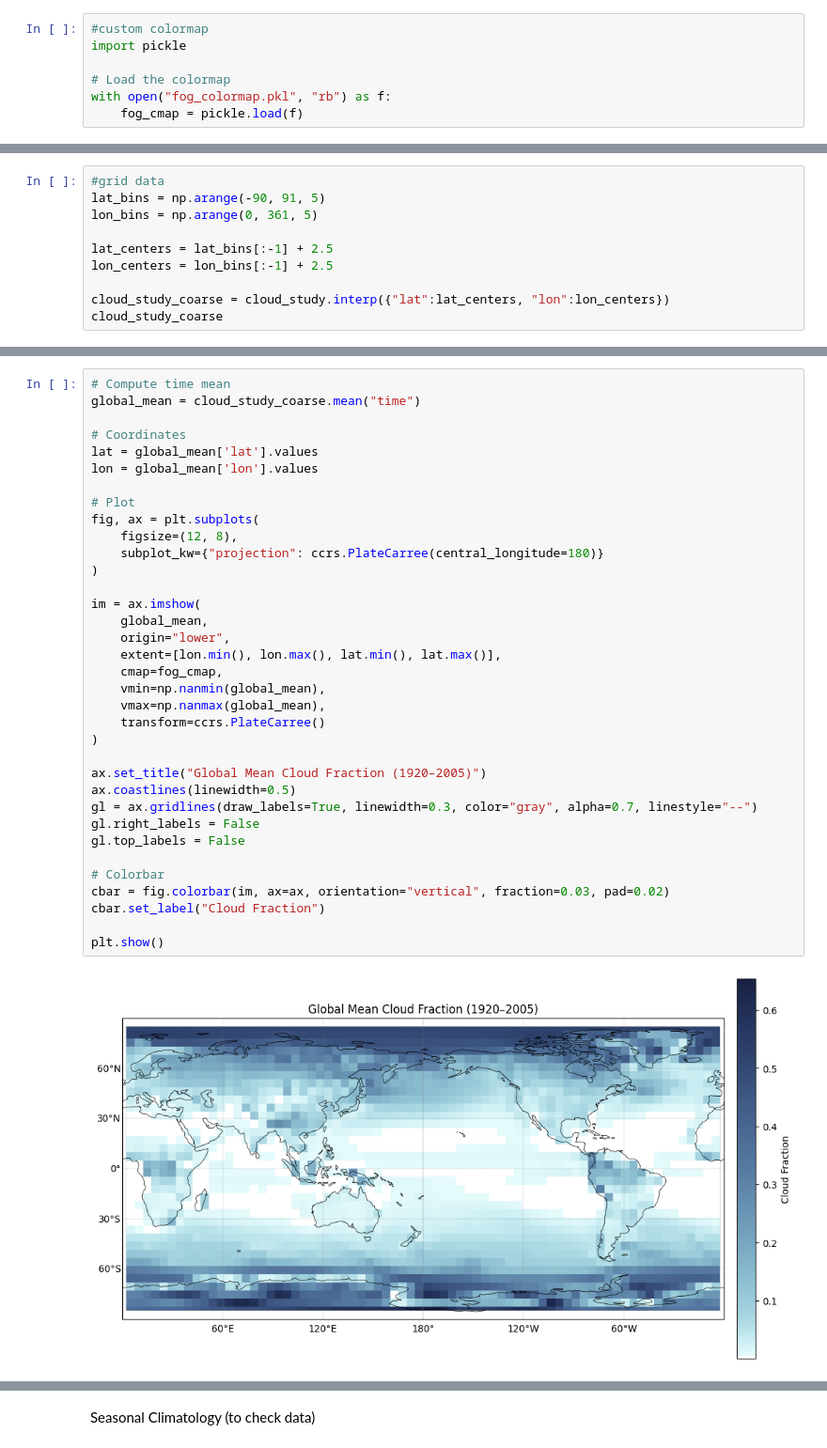
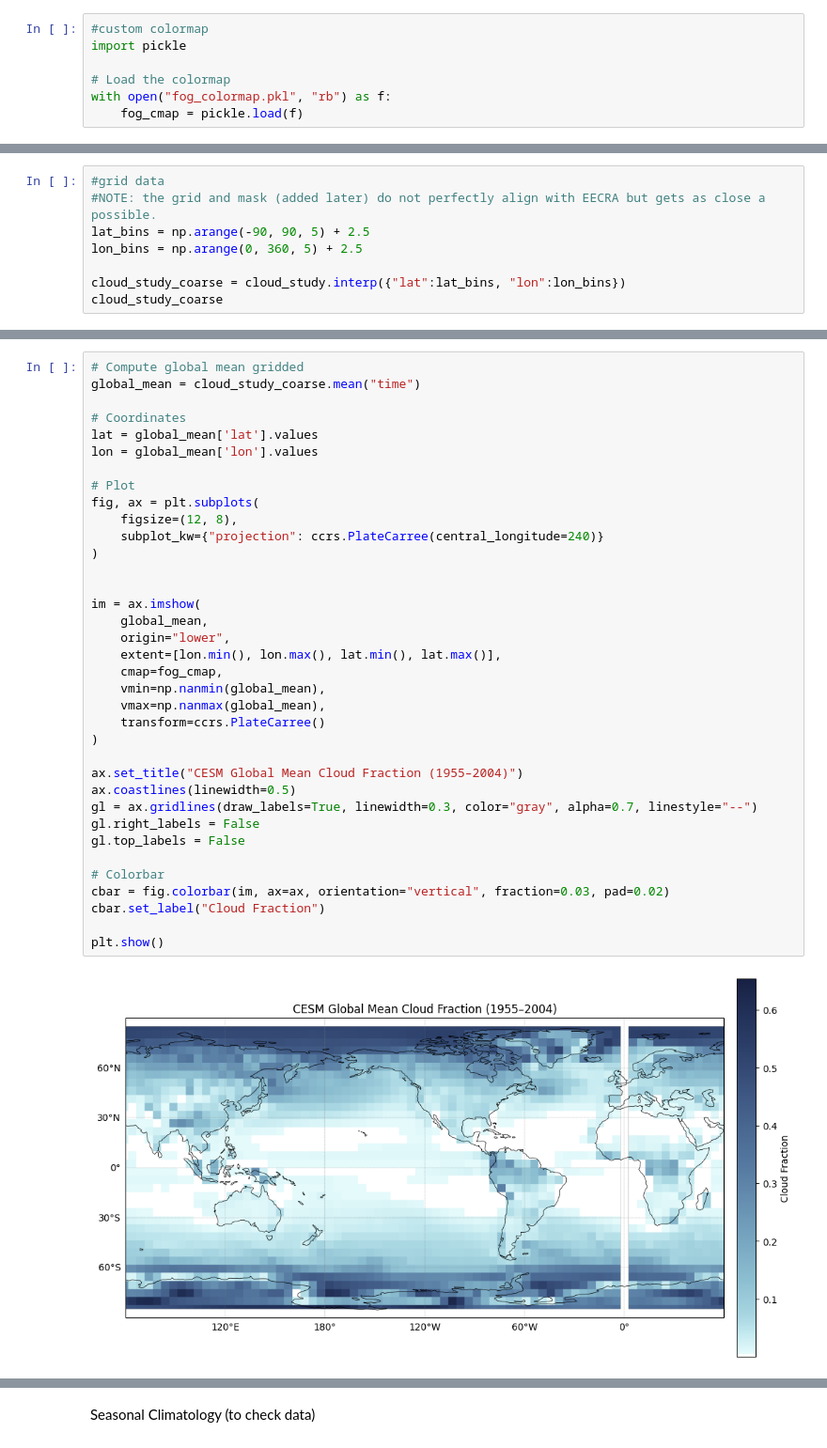
Before and after one commit to ywanika/MSC25_LowCloud, a Jupyter notebook: 02visualizeCESMgridded.ipynb, the cells around one changed output, grey strips where cells are left out. Shown at 94% size. Saved outputs shown, nothing was run; the diff lists cells and outputs as text.

```diff
--- a/02visualizeCESMgridded.ipynb
+++ b/02visualizeCESMgridded.ipynb
@@ -37,13 +43,11 @@ Attributes:
     cell_methods:  time: mean
 # %%
 #grid data
-lat_bins = np.arange(-90, 91, 5)
-lon_bins = np.arange(0, 361, 5)
+#NOTE: the grid and mask (added later) do not perfectly align with EECRA but gets as close a possible.
+lat_bins = np.arange(-90, 90, 5) + 2.5
+lon_bins = np.arange(0, 360, 5) + 2.5
 
-lat_centers = lat_bins[:-1] + 2.5
-lon_centers = lon_bins[:-1] + 2.5
-
-cloud_study_coarse = cloud_study.interp({"lat":lat_centers, "lon":lon_centers})
+cloud_study_coarse = cloud_study.interp({"lat":lat_bins, "lon":lon_bins})
 cloud_study_coarse
 # %% [output]
 <xarray.DataArray 'CLOUD' (time: 600, lat: 36, lon: 72)> Size: 12MB
@@ -64,41 +68,42 @@ array([[[0.25396306, 0.25973236, 0.26440654, ..., 0.20734362,
     long_name:     Cloud fraction
     cell_methods:  time: mean
 # %%
-# Compute time mean
+# Compute global mean gridded
 global_mean = cloud_study_coarse.mean("time")
 
 # Coordinates
 lat = global_mean['lat'].values
 lon = global_mean['lon'].values
 
 # Plot
 fig, ax = plt.subplots(
     figsize=(12, 8),
-    subplot_kw={"projection": ccrs.PlateCarree(central_longitude=180)}
+    subplot_kw={"projection": ccrs.PlateCarree(central_longitude=240)}
 )
+
 
 im = ax.imshow(
     global_mean,
     origin="lower",
     extent=[lon.min(), lon.max(), lat.min(), lat.max()],
     cmap=fog_cmap,
     vmin=np.nanmin(global_mean),
     vmax=np.nanmax(global_mean),
     transform=ccrs.PlateCarree()
 )
 
-ax.set_title("Global Mean Cloud Fraction (1920–2005)")
+ax.set_title("CESM Global Mean Cloud Fraction (1955–2004)")
 ax.coastlines(linewidth=0.5)
 gl = ax.gridlines(draw_labels=True, linewidth=0.3, color="gray", alpha=0.7, linestyle="--")
 gl.right_labels = False
 gl.top_labels = False
 
 # Colorbar
 cbar = fig.colorbar(im, ax=ax, orientation="vertical", fraction=0.03, pad=0.02)
 cbar.set_label("Cloud Fraction")
 
 plt.show()
 # %% [output]
-[figure, old version]
+[figure, new version]
 # %%
 # mask gridded data
```
Also changed, not shown: parts of 29 cells of this notebook, 18 other files.
